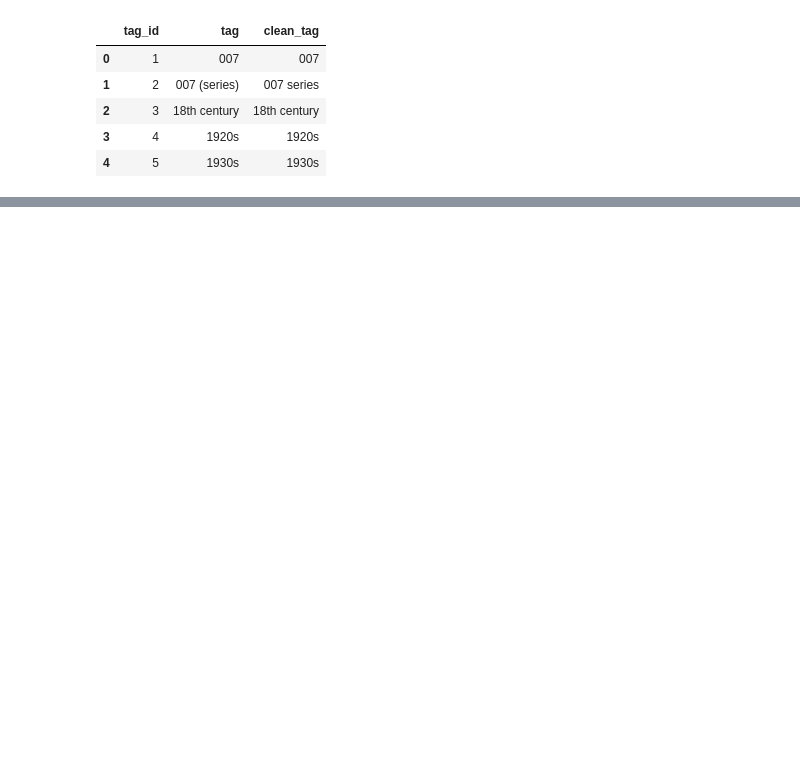
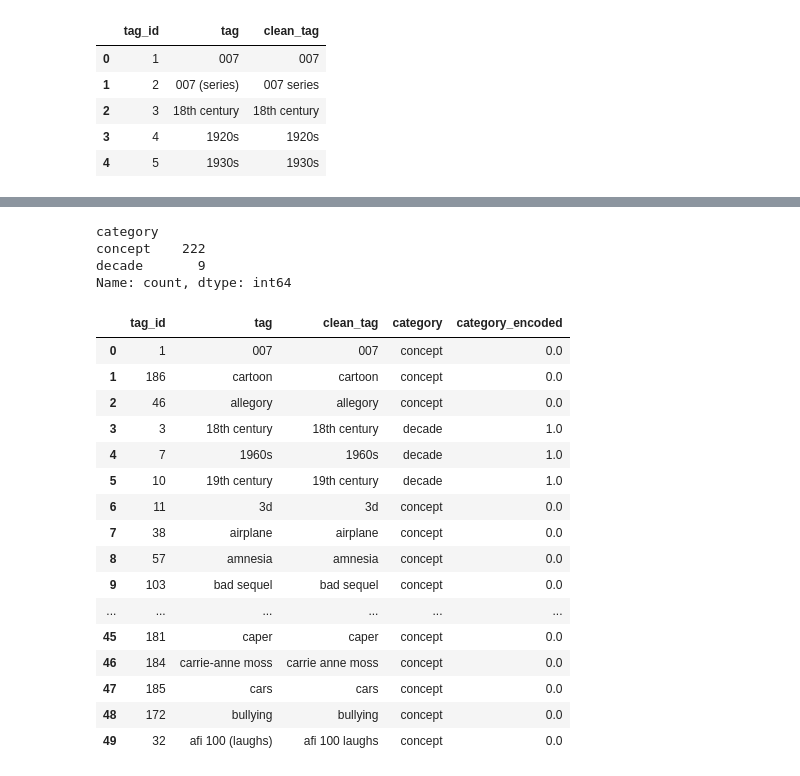
Before and after one commit to AntoinePELAMOURGUES/mlops_reco_movies, a Jupyter notebook: notebooks/5_pretraitement_genome_tags.ipynb, the cells around one changed output, grey strips where cells are left out. Drawn from its saved outputs; the diff is of its cells as text; code cells hidden in the pictures; blank space fills up the shorter version.

```diff
--- a/notebooks/5_pretraitement_genome_tags.ipynb
+++ b/notebooks/5_pretraitement_genome_tags.ipynb
@@ -85,0 +109,5 @@ df.head()
+# %%
+vectorizer = TfidfVectorizer(min_df=2)
+tfidf_matrix = vectorizer.fit_transform(df["clean_tag"])
+df = df.iloc[list(vectorizer.vocabulary_.values())].reset_index(drop=True)
+df.head(50)
@@ -85,0 +145,7 @@ df.head()
+# %%
+import re
+
+df["category"] = df["clean_tag"].apply(
+    lambda x: "decade" if (re.search(r"\d{4}s?$", x) or re.search(r"\d{1,2}(st|nd|rd|th) century", x, re.IGNORECASE))
+              else "concept"
+)
@@ -85,0 +161,31 @@ df.head()
+# %%
+df.category.value_counts()
+# %% [output]
+category
+concept    222
+decade       9
+Name: count, dtype: int64
+# %%
+from sklearn.preprocessing import OrdinalEncoder
+
+encoder = OrdinalEncoder(categories=[df["category"].unique().tolist()])
+df["category_encoded"] = encoder.fit_transform(df[["category"]])
+df.head(50)
+# %% [output]
+|  | tag_id | tag | clean_tag | category | category_encoded |
+| 0 | 1 | 007 | 007 | concept | 0.0 |
+| 1 | 186 | cartoon | cartoon | concept | 0.0 |
+| 2 | 46 | allegory | allegory | concept | 0.0 |
+| 3 | 3 | 18th century | 18th century | decade | 1.0 |
+| 4 | 7 | 1960s | 1960s | decade | 1.0 |
+| 5 | 10 | 19th century | 19th century | decade | 1.0 |
+| 6 | 11 | 3d | 3d | concept | 0.0 |
+| 7 | 38 | airplane | airplane | concept | 0.0 |
+| 8 | 57 | amnesia | amnesia | concept | 0.0 |
+| 9 | 103 | bad sequel | bad sequel | concept | 0.0 |
+| ... | ... | ... | ... | ... | ... |
+| 45 | 181 | caper | caper | concept | 0.0 |
+| 46 | 184 | carrie-anne moss | carrie anne moss | concept | 0.0 |
+| 47 | 185 | cars | cars | concept | 0.0 |
+| 48 | 172 | bullying | bullying | concept | 0.0 |
+| 49 | 32 | afi 100 (laughs) | afi 100 laughs | concept | 0.0 |
```
Also changed, not shown: parts of 9 cells of this notebook, 4 other files.
